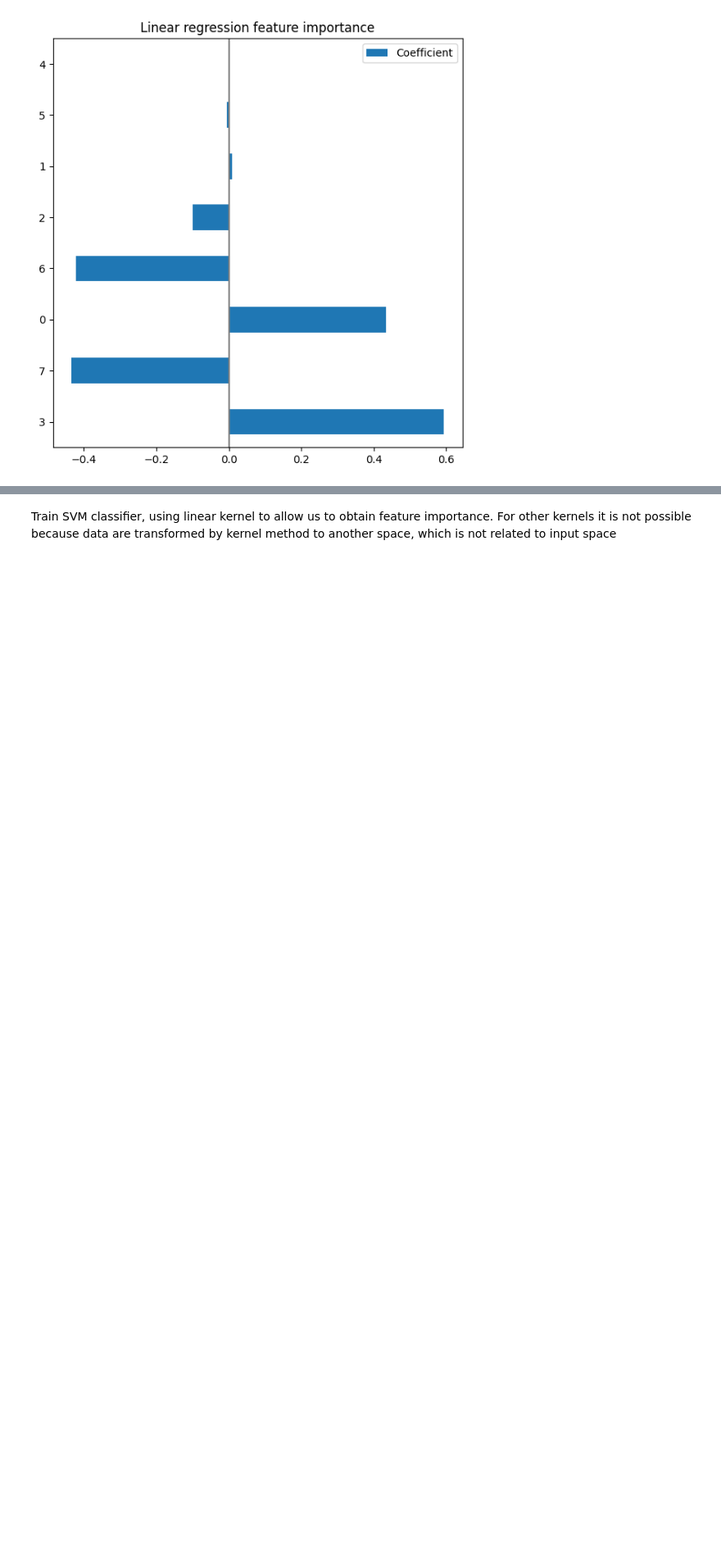
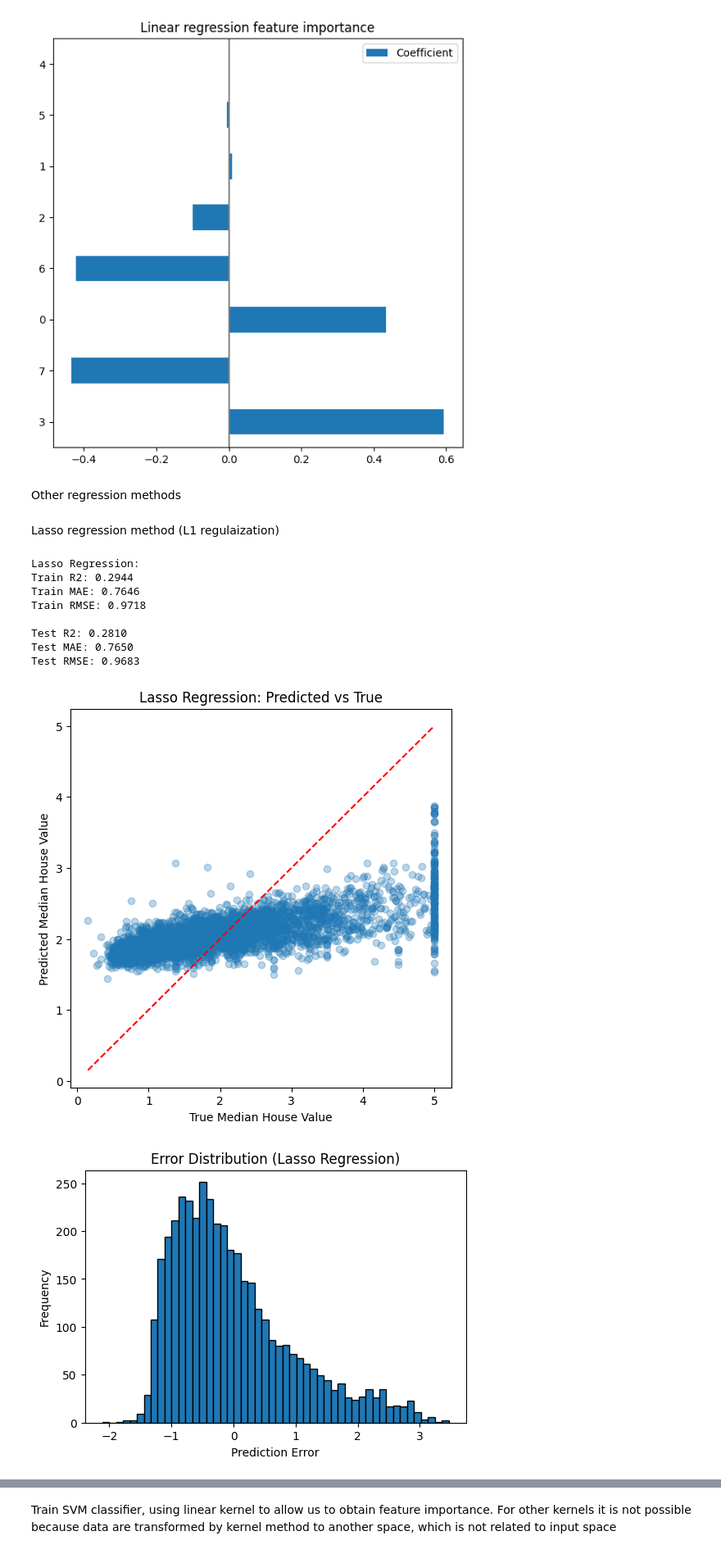
Before and after one commit to deskk/MIS_project1, a Jupyter notebook: project1.ipynb, the cells around one changed output, grey strips where cells are left out. Shown at 82% size. Saved outputs shown, nothing was run; the diff lists cells and outputs as text; code cells hidden in the pictures; blank space fills up the shorter version.

```diff
--- a/project1.ipynb
+++ b/project1.ipynb
@@ -54,18 +53,19 @@ y_pred_test = lr.predict(X_test)
 # %% [markdown]
 Train/test evaluation with R2, MAE, and RMSE
 # %%
-def regression_metrics(y_true, y_pred, dataset_name="Test"):
+def LinearRegression_metrics(y_true, y_pred, dataset_name="Test"):
   r2=r2_score(y_true, y_pred)
   mae=mean_absolute_error(y_true, y_pred)
   rmse=root_mean_squared_error(y_true, y_pred)
   print(f"{dataset_name} R2: {r2:.4f}")
   print(f"{dataset_name} MAE: {mae:.4f}")
   print(f"{dataset_name} RMSE: {rmse:.4f}")
+  print()
   return r2, mae, rmse
 
 print("linear regression:")
-train_metrics = regression_metrics(y_train, y_pred_train,"Train")
-test_metrics = regression_metrics(y_test, y_pred_test, "Test")
+train_metrics = LinearRegression_metrics(y_train, y_pred_train,"Train")
+test_metrics = LinearRegression_metrics(y_test, y_pred_test, "Test")
 # %% [output]
 linear regression:
 Train R2: 0.6089
@@ -123,3 +124,5 @@ plt.subplots_adjust(left=0.3)
 5    AveOccup    -0.004745
 4  Population    -0.000008
 [figure]
+# %% [markdown]
+Other regression methods
@@ -125,0 +172,16 @@ plt.subplots_adjust(left=0.3)
+# %% [markdown]
+Lasso regression method (L1 regulaization)
+# %%
+lasso = Lasso()
+lasso_results = other_regressions(lasso, X_train, y_train, X_test, y_test, "Lasso Regression")
+# %% [output]
+Lasso Regression:
+Train R2: 0.2944
+Train MAE: 0.7646
+Train RMSE: 0.9718
+
+Test R2: 0.2810
+Test MAE: 0.7650
+Test RMSE: 0.9683
+[figure, added]
+[figure, added]
```
Also changed, not shown: parts of 7 cells of this notebook.
